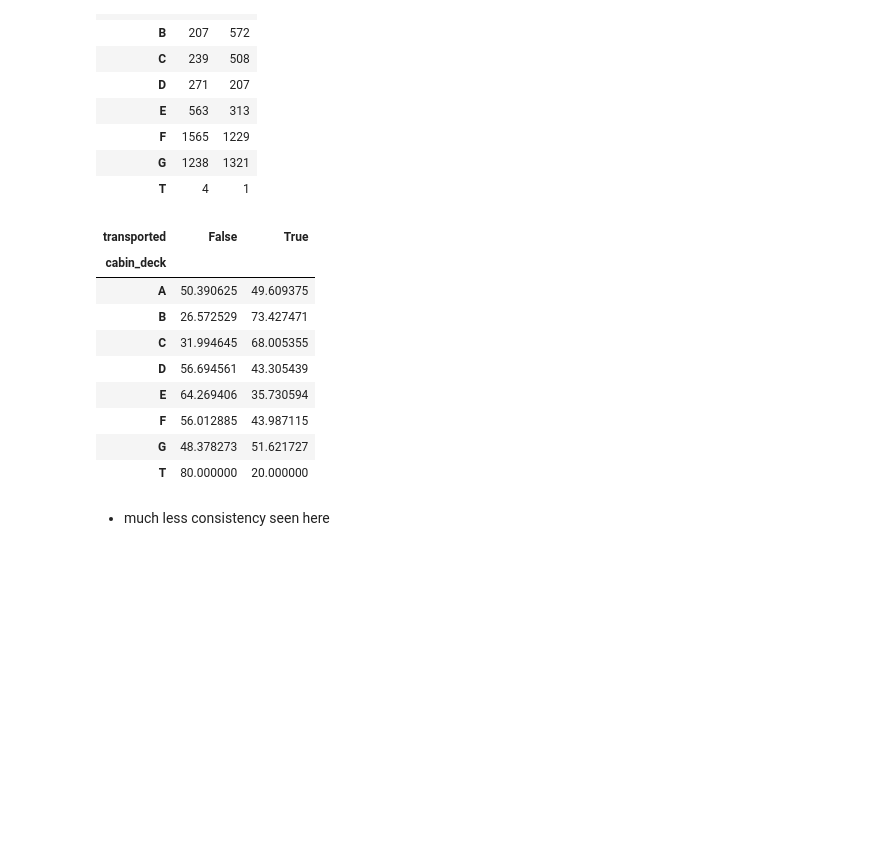
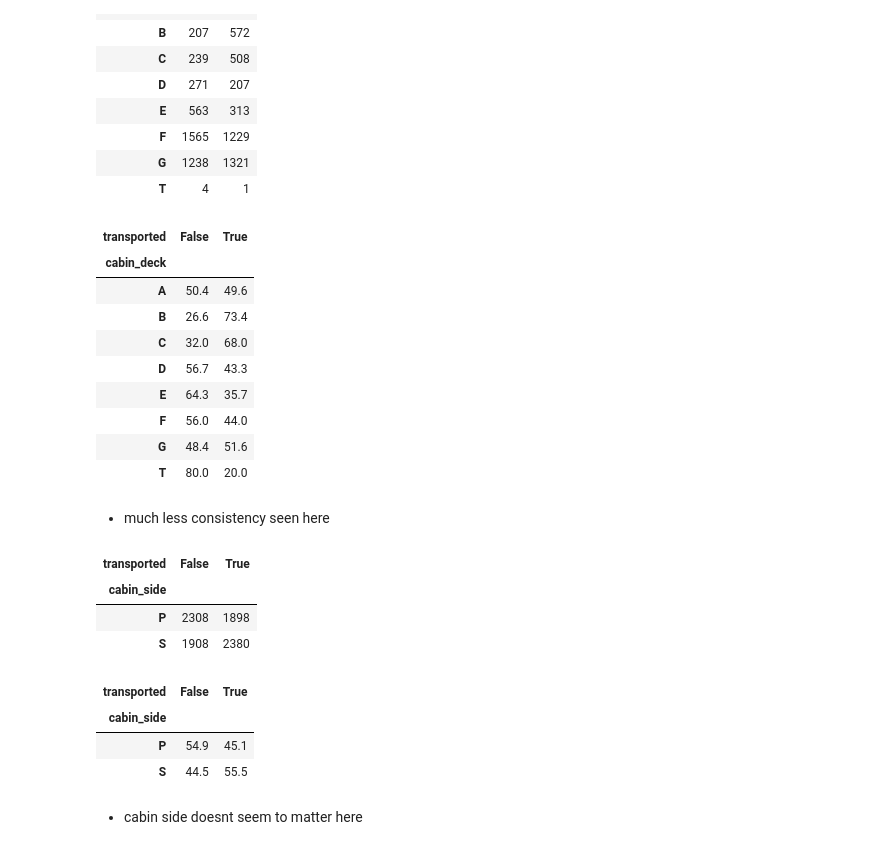
Before and after one commit to misty-garcia/kaggle_space_titanic, a Jupyter notebook: space_titanic.ipynb, the cells around one changed output. Saved outputs shown, nothing was run; the diff lists cells and outputs as text; code cells hidden in the pictures; blank space fills up the shorter version.

```diff
--- a/space_titanic.ipynb
+++ b/space_titanic.ipynb
@@ -434,17 +445,33 @@ pd.crosstab(df.cabin_deck, df.transported)
 | G | 1238 | 1321 |
 | T | 4 | 1 |
 # %%
-pd.crosstab(df.cabin_deck, df.transported, normalize='index')*100
+round(pd.crosstab(df.cabin_deck, df.transported, normalize='index')*100,1)
 # %% [output]
 | transported | False | True |
 | cabin_deck |  |  |
-| A | 50.390625 | 49.609375 |
-| B | 26.572529 | 73.427471 |
-| C | 31.994645 | 68.005355 |
-| D | 56.694561 | 43.305439 |
-| E | 64.269406 | 35.730594 |
-| F | 56.012885 | 43.987115 |
-| G | 48.378273 | 51.621727 |
-| T | 80.000000 | 20.000000 |
+| A | 50.4 | 49.6 |
+| B | 26.6 | 73.4 |
+| C | 32.0 | 68.0 |
+| D | 56.7 | 43.3 |
+| E | 64.3 | 35.7 |
+| F | 56.0 | 44.0 |
+| G | 48.4 | 51.6 |
+| T | 80.0 | 20.0 |
 # %% [markdown]
 - much less consistency seen here
+# %%
+pd.crosstab(df.cabin_side, df.transported)
+# %% [output]
+| transported | False | True |
+| cabin_side |  |  |
+| P | 2308 | 1898 |
+| S | 1908 | 2380 |
+# %%
+round(pd.crosstab(df.cabin_side, df.transported, normalize='index')*100,1)
+# %% [output]
+| transported | False | True |
+| cabin_side |  |  |
+| P | 54.9 | 45.1 |
+| S | 44.5 | 55.5 |
+# %% [markdown]
+- cabin side doesnt seem to matter here
```
Also changed, not shown: parts of 109 cells of this notebook.
